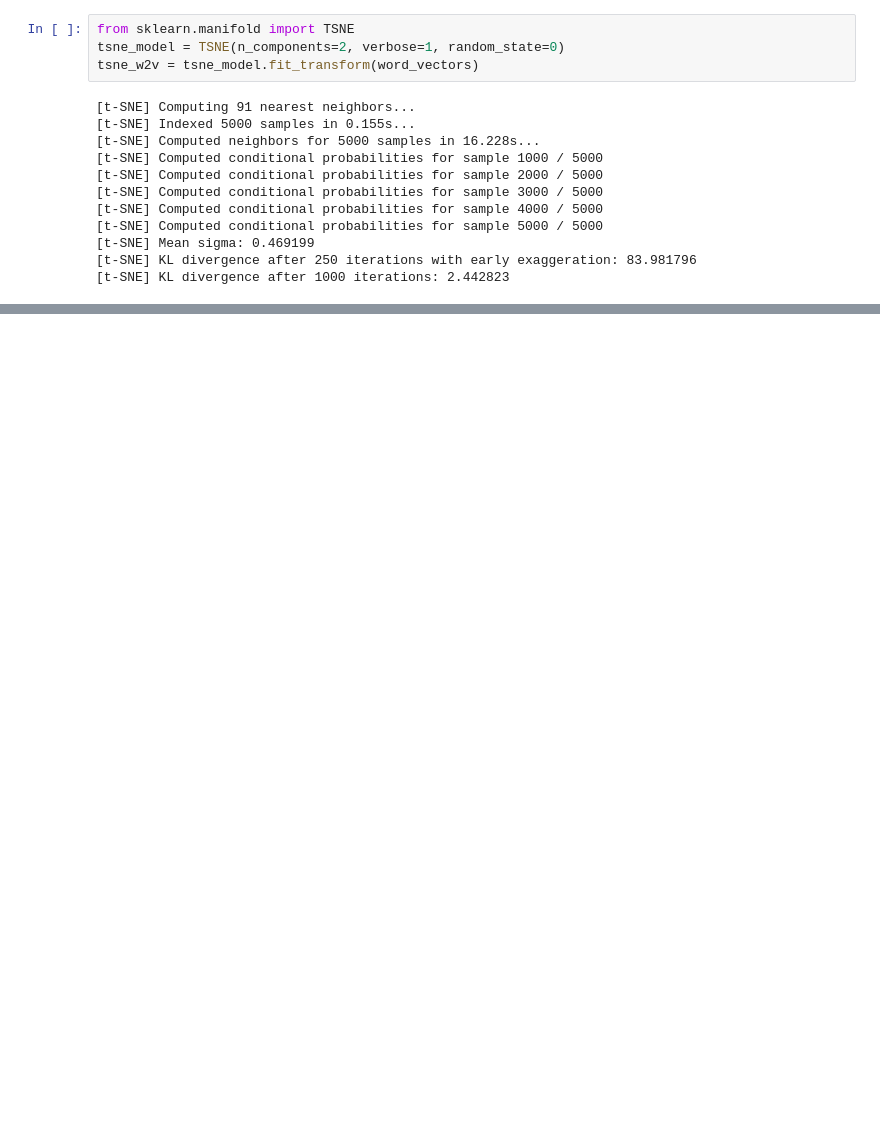
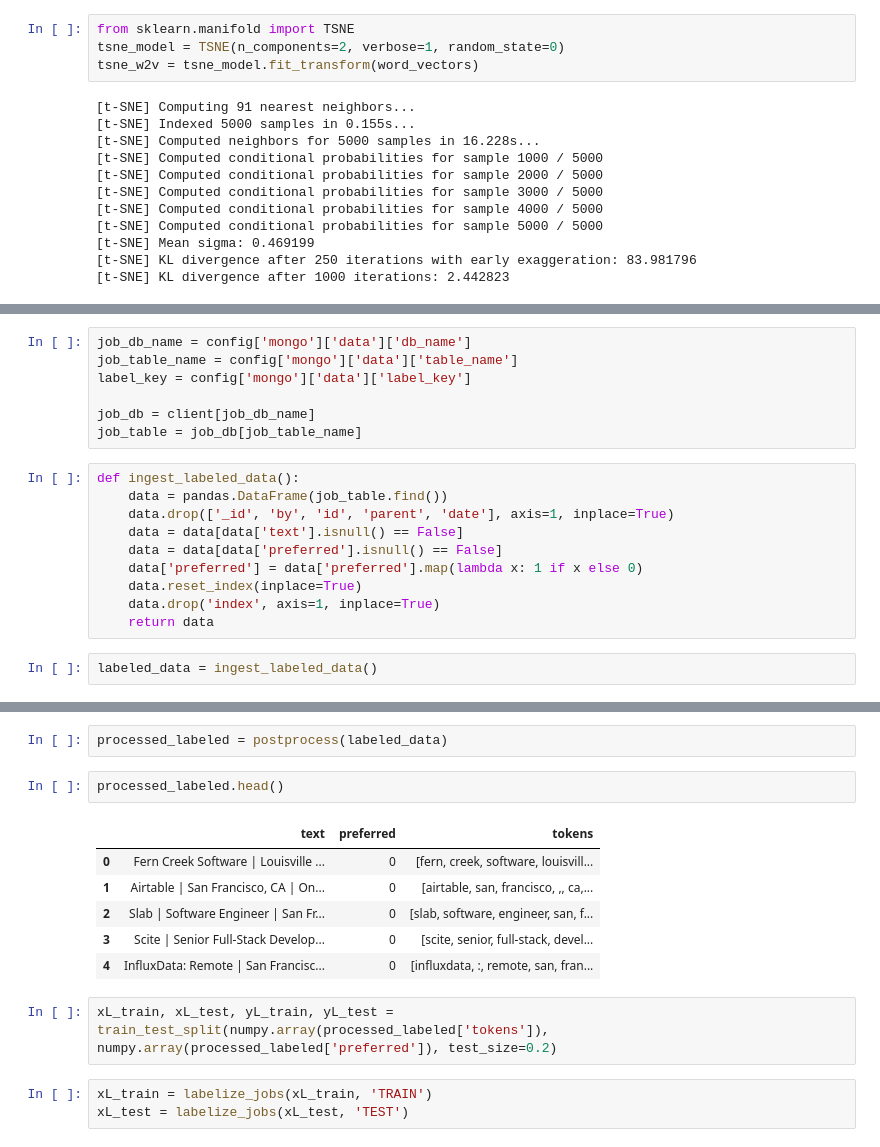
Before and after one commit to AlexanderNull/job-search, a Jupyter notebook: server/scratch_pad.ipynb, the cells around one changed output, grey strips where cells are left out. Drawn from its saved outputs; the diff is of its cells as text; blank space fills up the shorter version.

```diff
--- a/server/scratch_pad.ipynb
+++ b/server/scratch_pad.ipynb
@@ -142,3 +144,22 @@ show(plot_tfidf)
 # %% [output]
 [interactive output not drawn]
 [interactive output not drawn]
+# %%
+job_db_name = config['mongo']['data']['db_name']
+job_table_name = config['mongo']['data']['table_name']
+label_key = config['mongo']['data']['label_key']
+
+job_db = client[job_db_name]
+job_table = job_db[job_table_name]
+# %%
+def ingest_labeled_data():
+    data = pandas.DataFrame(job_table.find())
+    data.drop(['_id', 'by', 'id', 'parent', 'date'], axis=1, inplace=True)
+    data = data[data['text'].isnull() == False]
+    data = data[data['preferred'].isnull() == False]
+    data['preferred'] = data['preferred'].map(lambda x: 1 if x else 0)
+    data.reset_index(inplace=True)
+    data.drop('index', axis=1, inplace=True)
+    return data
+# %%
+labeled_data = ingest_labeled_data()
@@ -144,0 +175,16 @@ show(plot_tfidf)
+# %%
+processed_labeled = postprocess(labeled_data)
+# %%
+processed_labeled.head()
+# %% [output]
+|  | text | preferred | tokens |
+| 0 | Fern Creek Software | Louisville ... | 0 | [fern, creek, software, louisvill... |
+| 1 | Airtable | San Francisco, CA | On... | 0 | [airtable, san, francisco, ,, ca,... |
+| 2 | Slab | Software Engineer | San Fr... | 0 | [slab, software, engineer, san, f... |
+| 3 | Scite | Senior Full-Stack Develop... | 0 | [scite, senior, full-stack, devel... |
+| 4 | InfluxData: Remote | San Francisc... | 0 | [influxdata, :, remote, san, fran... |
+# %%
+xL_train, xL_test, yL_train, yL_test = train_test_split(numpy.array(processed_labeled['tokens']), numpy.array(processed_labeled['preferred']), test_size=0.2)
+# %%
+xL_train = labelize_jobs(xL_train, 'TRAIN')
+xL_test = labelize_jobs(xL_test, 'TEST')
```
Also changed, not shown: parts of 9 cells of this notebook.
